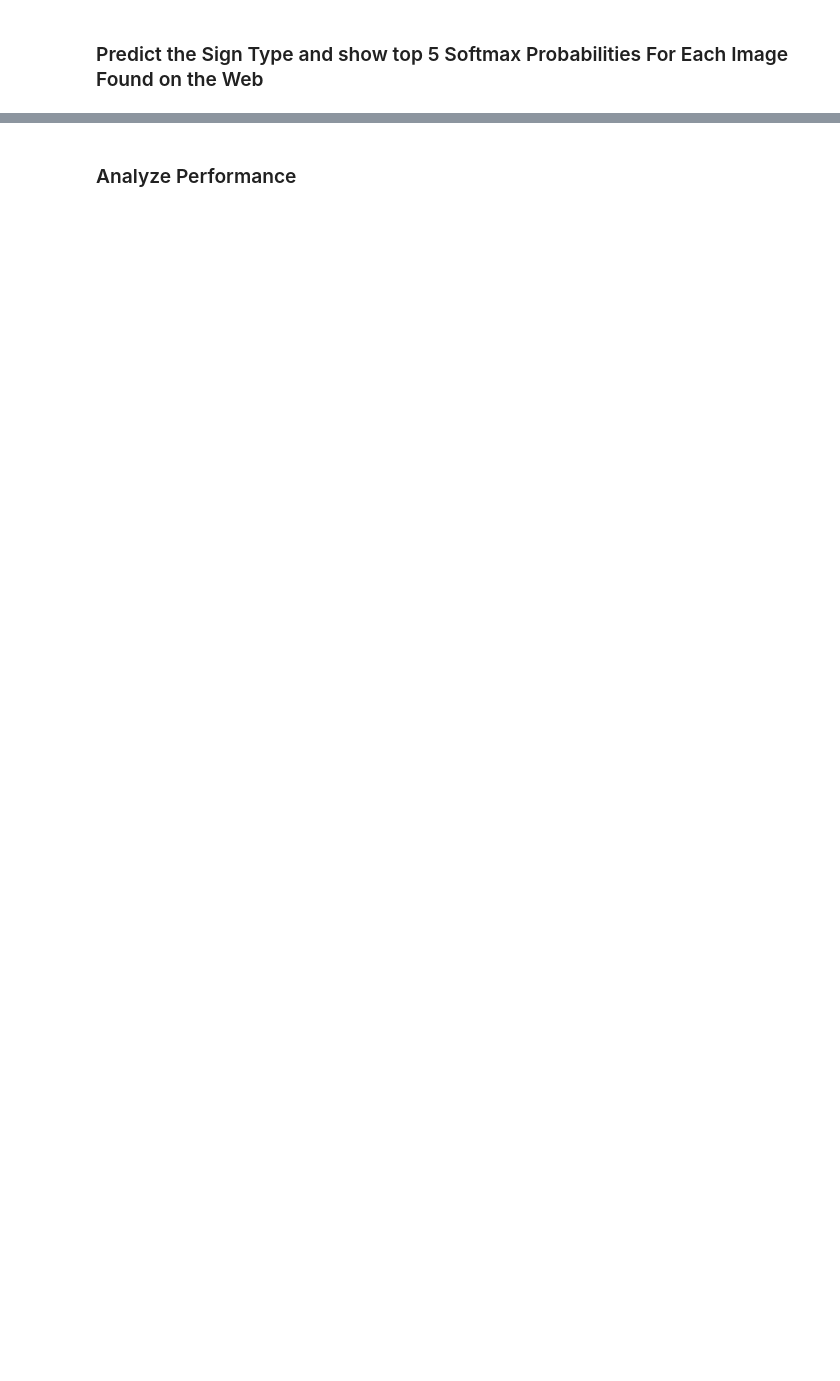
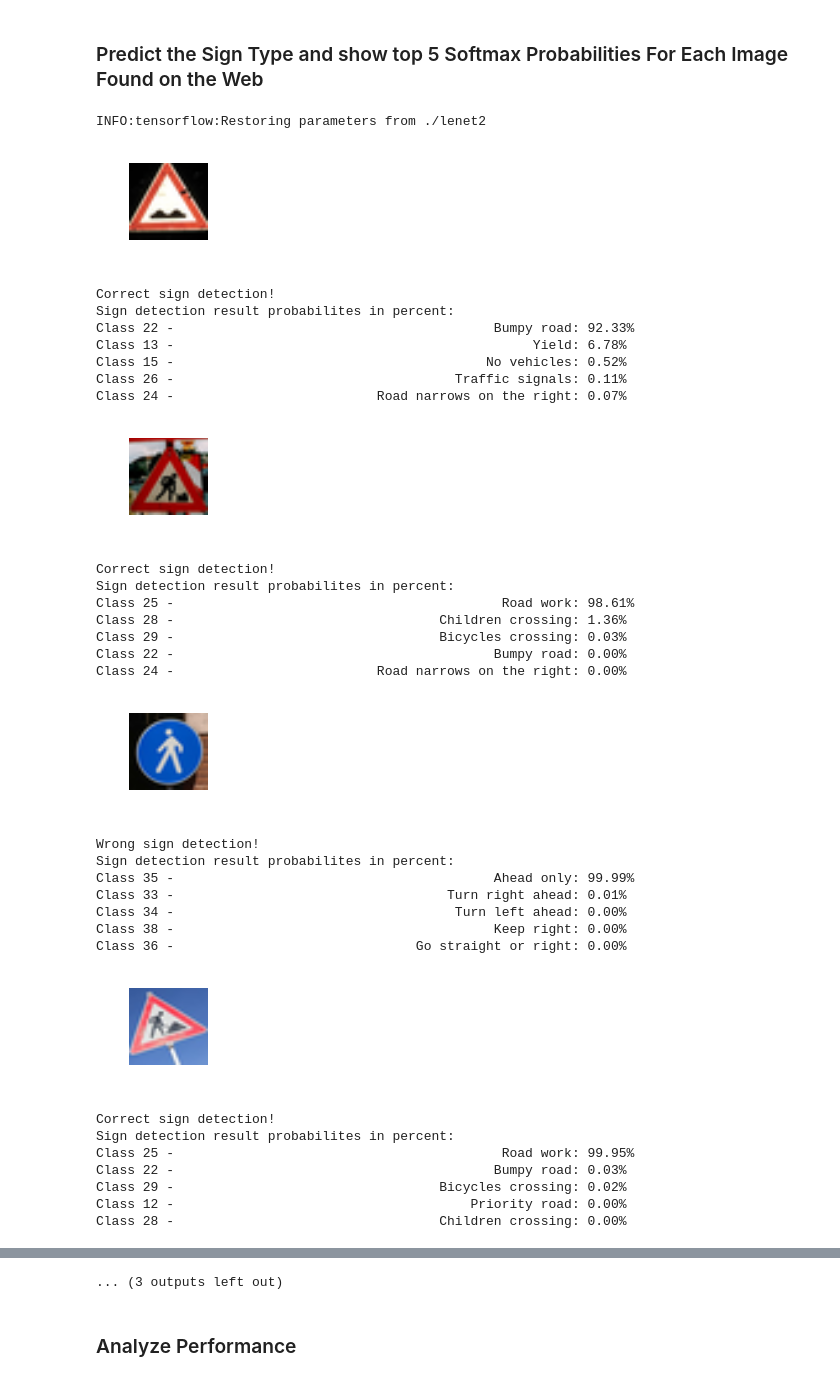
Before and after one commit to da-phil/SDC-Traffic-Sign-Classifier-Project, a Jupyter notebook: Traffic_Sign_Classifier.ipynb, the cells around one changed output, grey strips where cells are left out. Cells and saved outputs as stored; diff of their text form; code cells hidden in the pictures; blank space fills up the shorter version.

Commit message:
updated network and trained parameters for lenet2 network

```diff
--- a/Traffic_Sign_Classifier.ipynb
+++ b/Traffic_Sign_Classifier.ipynb
@@ -507,7 +506,7 @@ else:
     BATCH_SIZE = 512
     save_filename = "./lenet2"
 
-save_filename+=colorspace
+save_filename += "-" + colorspace
 
 saver.restore(sess, save_filename)
 
@@ -582,6 +581,6 @@ new learning rate: 0.003
 # %%
 # Test on whole test dataset
-model = "LeNet1"
+model = "LeNet2"
 if model == "LeNet1":
     logits = LeNet1(x, keep_prob)
     load_filename = "./lenet1"
@@ -653,28 +657,62 @@ test_images_norm = center_normaize(test_images_norm, X_mean, X_std)
 # %%
 ### Run the predictions here and use the model to output the prediction for each image.
 ### Make sure to pre-process the images with the same pre-processing pipeline used earlier.
 test = tf.nn.softmax(logits)
-model = "LeNet1"
+model = "LeNet2"
 if model == "LeNet1":
     logits = LeNet1(x, keep_prob)
     load_filename = "./lenet1"
 else:
     logits = LeNet2(x, keep_prob)
     load_filename = "./lenet2"
 
 test_detected_class = []
 with tf.Session() as sess:
     #saver.restore(sess, tf.train.latest_checkpoint('.', latest_filename=load_filename))
     saver.restore(sess, load_filename)
     for i, sign in enumerate(test_images_norm):
         fig, ax = plt.subplots(figsize=(1,1))
         ax.imshow(test_images[i].squeeze())
         ax.set_axis_off()
         plt.show(True)
         sign = np.reshape(sign, (1, sign.shape[0], sign.shape[1], sign.shape[2]))
         top = tf.nn.top_k(test, k=5)
         values, incicies = sess.run(top, feed_dict={x: sign, keep_prob: 1})
         print("%s sign detection!" % ("Correct" if incicies.flatten()[0] == test_labels[i] else "Wrong"))
         print("Sign detection result probabilites in percent:")
         for idx, val in zip(incicies.flatten(), values.flatten()):
             print("Class %2d - %50s: %.2f%%" % (idx, labels[idx], val*100))
+# %% [output]
+INFO:tensorflow:Restoring parameters from ./lenet2
+[figure, added]
+Correct sign detection!
+Sign detection result probabilites in percent:
+Class 22 -                                         Bumpy road: 92.33%
+Class 13 -                                              Yield: 6.78%
+Class 15 -                                        No vehicles: 0.52%
+Class 26 -                                    Traffic signals: 0.11%
+Class 24 -                          Road narrows on the right: 0.07%
+[figure, added]
+Correct sign detection!
+Sign detection result probabilites in percent:
+Class 25 -                                          Road work: 98.61%
+Class 28 -                                  Children crossing: 1.36%
+Class 29 -                                  Bicycles crossing: 0.03%
+Class 22 -                                         Bumpy road: 0.00%
+Class 24 -                          Road narrows on the right: 0.00%
+[figure, added]
+Wrong sign detection!
+Sign detection result probabilites in percent:
+Class 35 -                                         Ahead only: 99.99%
+Class 33 -                                   Turn right ahead: 0.01%
+Class 34 -                                    Turn left ahead: 0.00%
+Class 38 -                                         Keep right: 0.00%
+Class 36 -                               Go straight or right: 0.00%
+[figure, added]
+Correct sign detection!
+Sign detection result probabilites in percent:
+Class 25 -                                          Road work: 99.95%
+Class 22 -                                         Bumpy road: 0.03%
+Class 29 -                                  Bicycles crossing: 0.02%
+Class 12 -                                      Priority road: 0.00%
+Class 28 -                                  Children crossing: 0.00%
@@ -681,3 +728,4 @@ with tf.Session() as sess:
+... (3 outputs left out)
 # %% [markdown]
 ### Analyze Performance
 # %%
```
Also changed, not shown: parts of 7 cells of this notebook, 3 other files.
